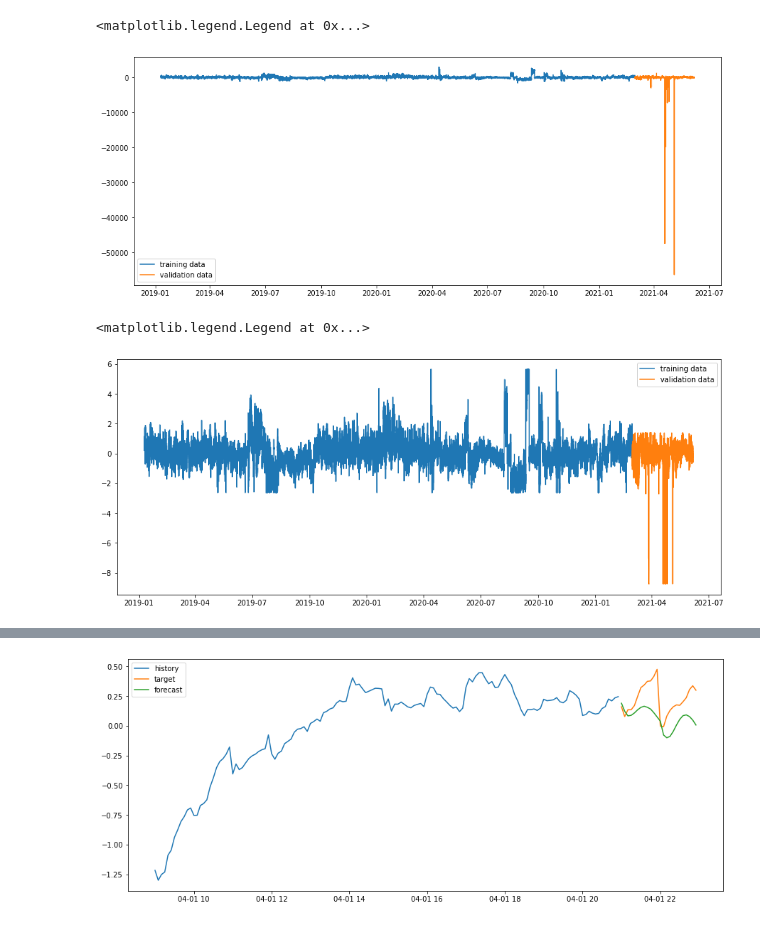
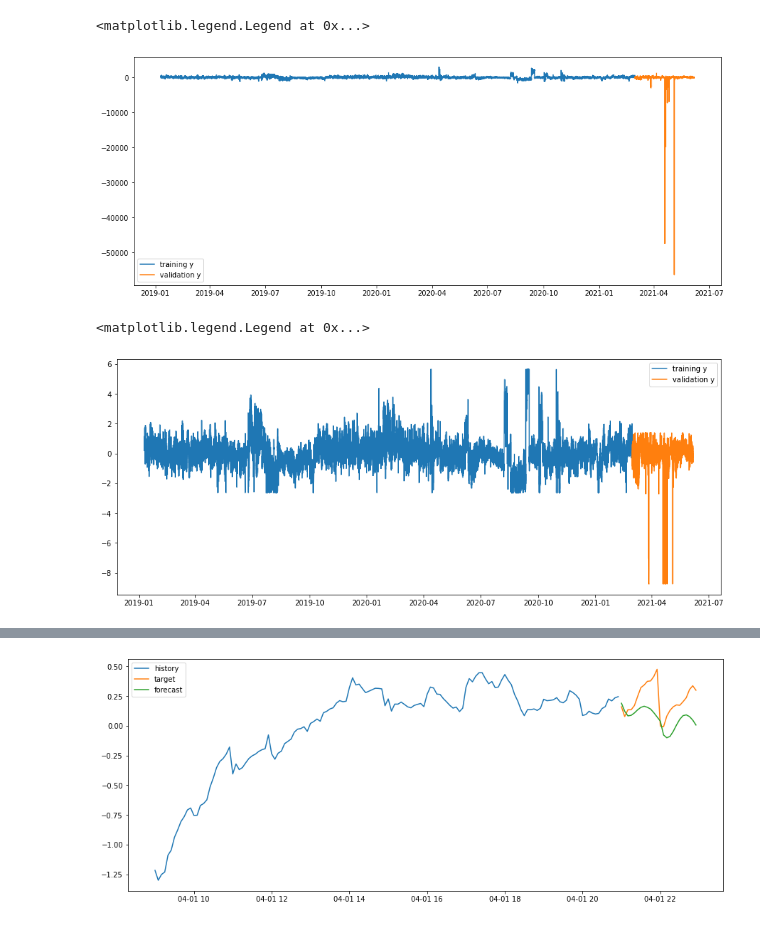
Before and after one commit to rodrigohpalmeirim/timeseries-forecast, a Jupyter notebook: imbalance_forecast.ipynb, the cells around one changed output, grey strips where cells are left out. Drawn from its saved outputs; the diff is of its cells as text; code cells hidden in the pictures.

```diff
--- a/imbalance_forecast.ipynb
+++ b/imbalance_forecast.ipynb
@@ -24,12 +24,12 @@ train_df.head()
 | 2019-01-09 14:30:00 | 1591.839 | 141.928 | 11.5 | 74.428 | 0.0 | 1819.695 | 269.097132 | 10.0 | -4417.4 |
 # %%
 plt.rcParams['figure.figsize'] = (15, 6)
-plt.plot(train_df['y'], label='training data')
-plt.plot(val_df['y'], label='validation data')
+plt.plot(train_df['y'], label='training y')
+plt.plot(val_df['y'], label='validation y')
 plt.legend()
 # %% [output]
 <matplotlib.legend.Legend at 0x...>
-[figure, old version]
+[figure, new version]
 # %%
 def preprocess(df):
     # Clip outliers
@@ -43,12 +43,12 @@ def preprocess(df):
 preprocess(train_df)
 preprocess(val_df)
 
-plt.plot(train_df['y'], label='training data')
-plt.plot(val_df['y'], label='validation data')
+plt.plot(train_df['y'], label='training y')
+plt.plot(val_df['y'], label='validation y')
 plt.legend()
 # %% [output]
 <matplotlib.legend.Legend at 0x...>
-[figure, old version]
+[figure, new version]
 # %%
 def add_features(df):
     # Date time features
```
Also changed, not shown: parts of 6 cells of this notebook.
